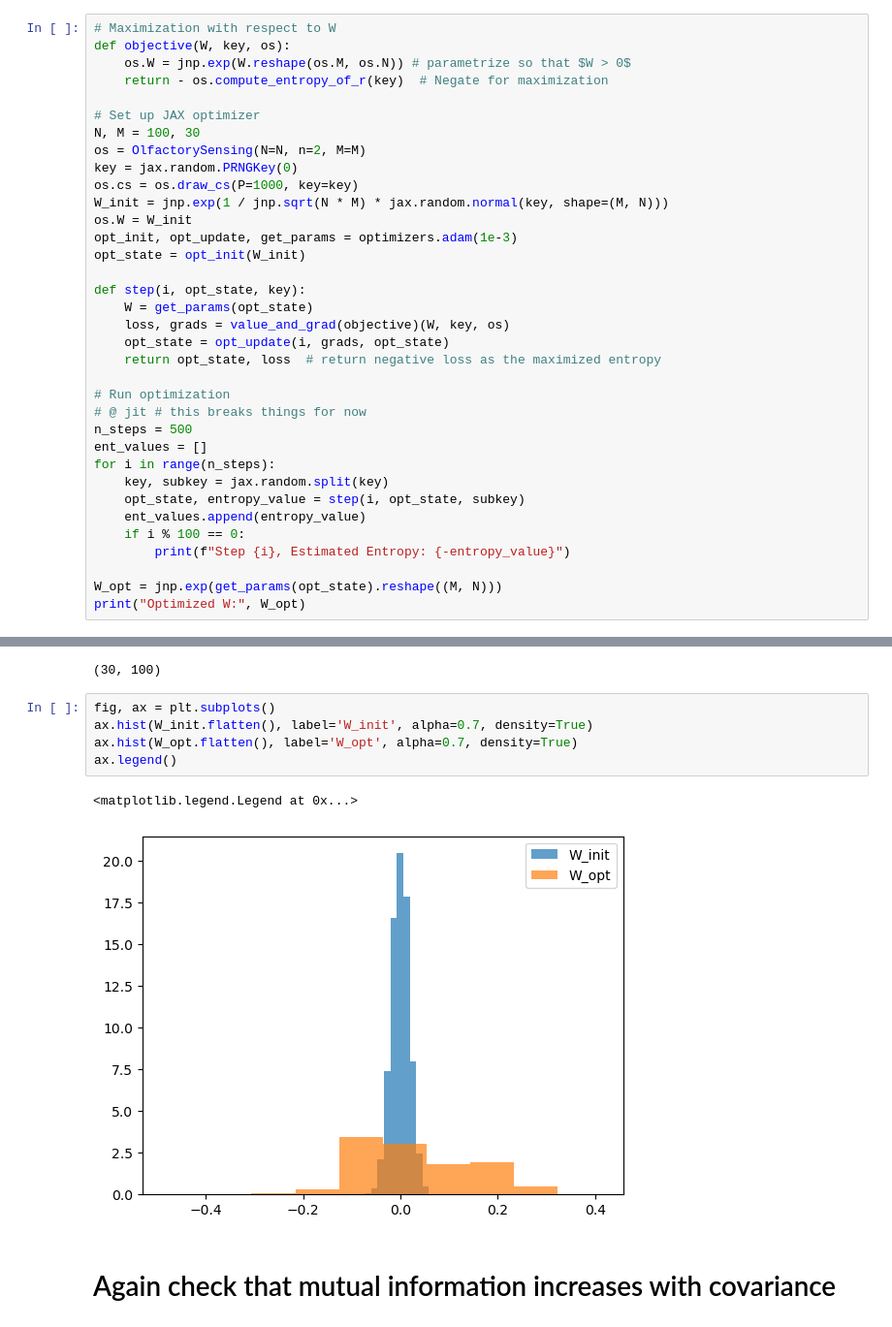
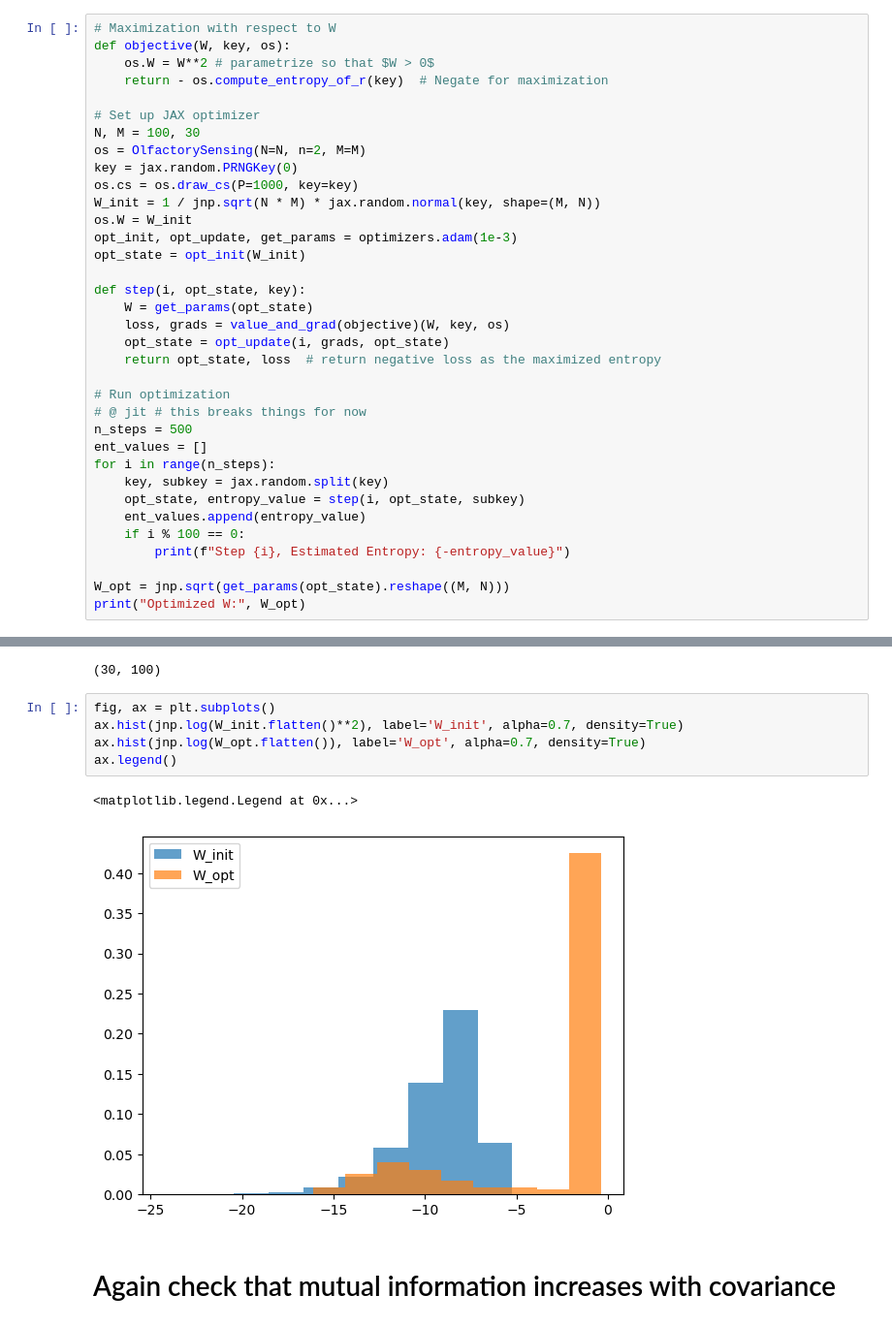
Before and after one commit to juancarlosfdc/noncanonical-olfaction, a Jupyter notebook: canonical-model-jax.ipynb, the cells around one changed output, grey strips where cells are left out. Shown at 97% size. Drawn from its saved outputs; the diff is of its cells as text.

Commit message:
seems to reproduce shanshan's figure 2b by parametrizing with w^2

```diff
--- a/canonical-model-jax.ipynb
+++ b/canonical-model-jax.ipynb
@@ -93,7 +93,7 @@ os.cs = cs
 # %%
 # Maximization with respect to W
 def objective(W, key, os):
-    os.W = jnp.exp(W.reshape(os.M, os.N)) # parametrize so that $W > 0$
+    os.W = W**2 # parametrize so that $W > 0$
     return - os.compute_entropy_of_r(key)  # Negate for maximization
 
 # Set up JAX optimizer
@@ -101,7 +101,7 @@ N, M = 100, 30
 os = OlfactorySensing(N=N, n=2, M=M)
 key = jax.random.PRNGKey(0)
 os.cs = os.draw_cs(P=1000, key=key)
-W_init = jnp.exp(1 / jnp.sqrt(N * M) * jax.random.normal(key, shape=(M, N)))
+W_init = 1 / jnp.sqrt(N * M) * jax.random.normal(key, shape=(M, N))
 os.W = W_init
 opt_init, opt_update, get_params = optimizers.adam(1e-3)
 opt_state = opt_init(W_init)
@@ -123,6 +123,6 @@ for i in range(n_steps):
     if i % 100 == 0:
         print(f"Step {i}, Estimated Entropy: {-entropy_value}")
 
-W_opt = jnp.exp(get_params(opt_state).reshape((M, N)))
+W_opt = jnp.sqrt(get_params(opt_state).reshape((M, N)))
 print("Optimized W:", W_opt)
 # %% [output]
@@ -156,12 +162,12 @@ W_init.shape
 (30, 100)
 # %%
 fig, ax = plt.subplots()
-ax.hist(W_init.flatten(), label='W_init', alpha=0.7, density=True)
-ax.hist(W_opt.flatten(), label='W_opt', alpha=0.7, density=True)
+ax.hist(jnp.log(W_init.flatten()**2), label='W_init', alpha=0.7, density=True)
+ax.hist(jnp.log(W_opt.flatten()), label='W_opt', alpha=0.7, density=True)
 ax.legend()
 # %% [output]
 <matplotlib.legend.Legend at 0x...>
-[figure, old version]
+[figure, new version]
 # %% [markdown]
 # Again check that mutual information increases with covariance
 # %%
```
Also changed, not shown: parts of 3 cells of this notebook.
